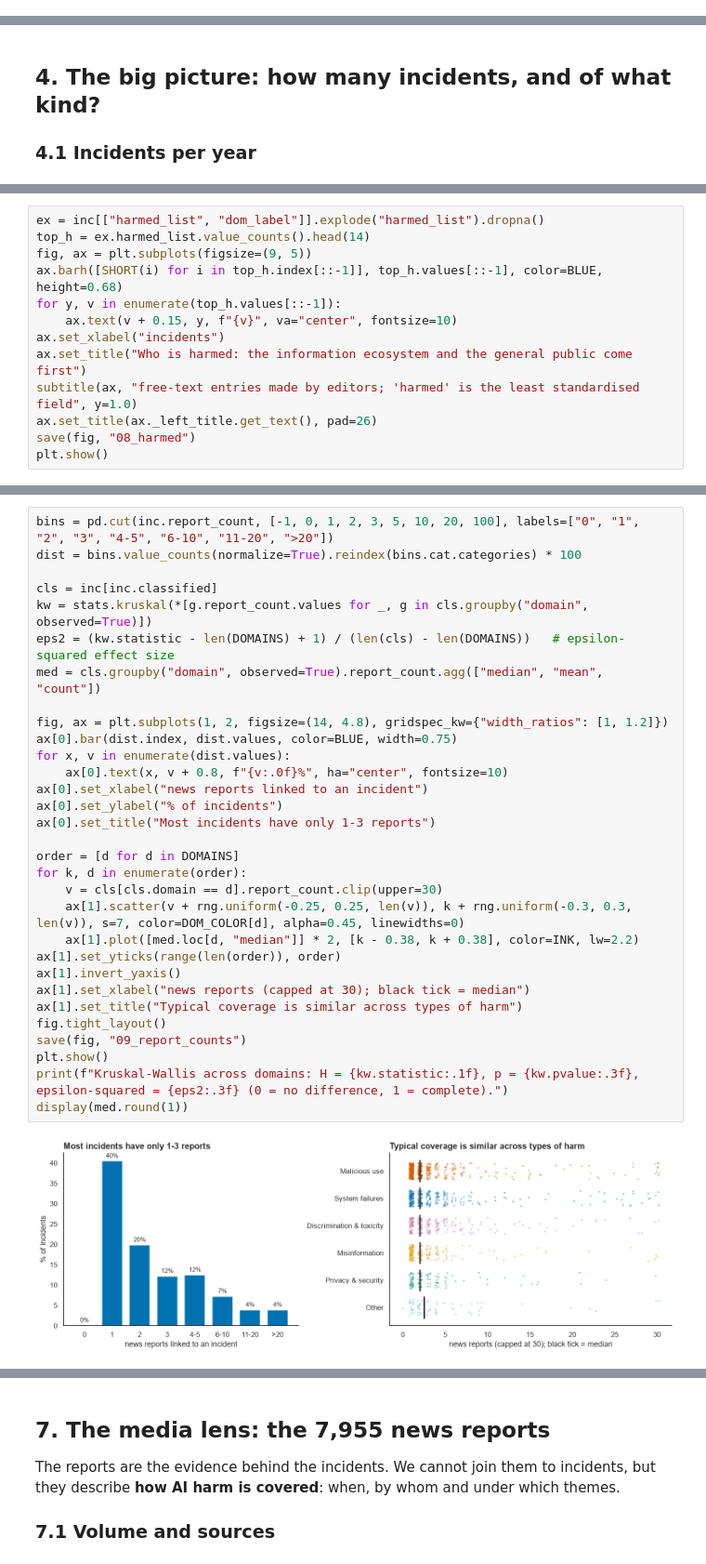
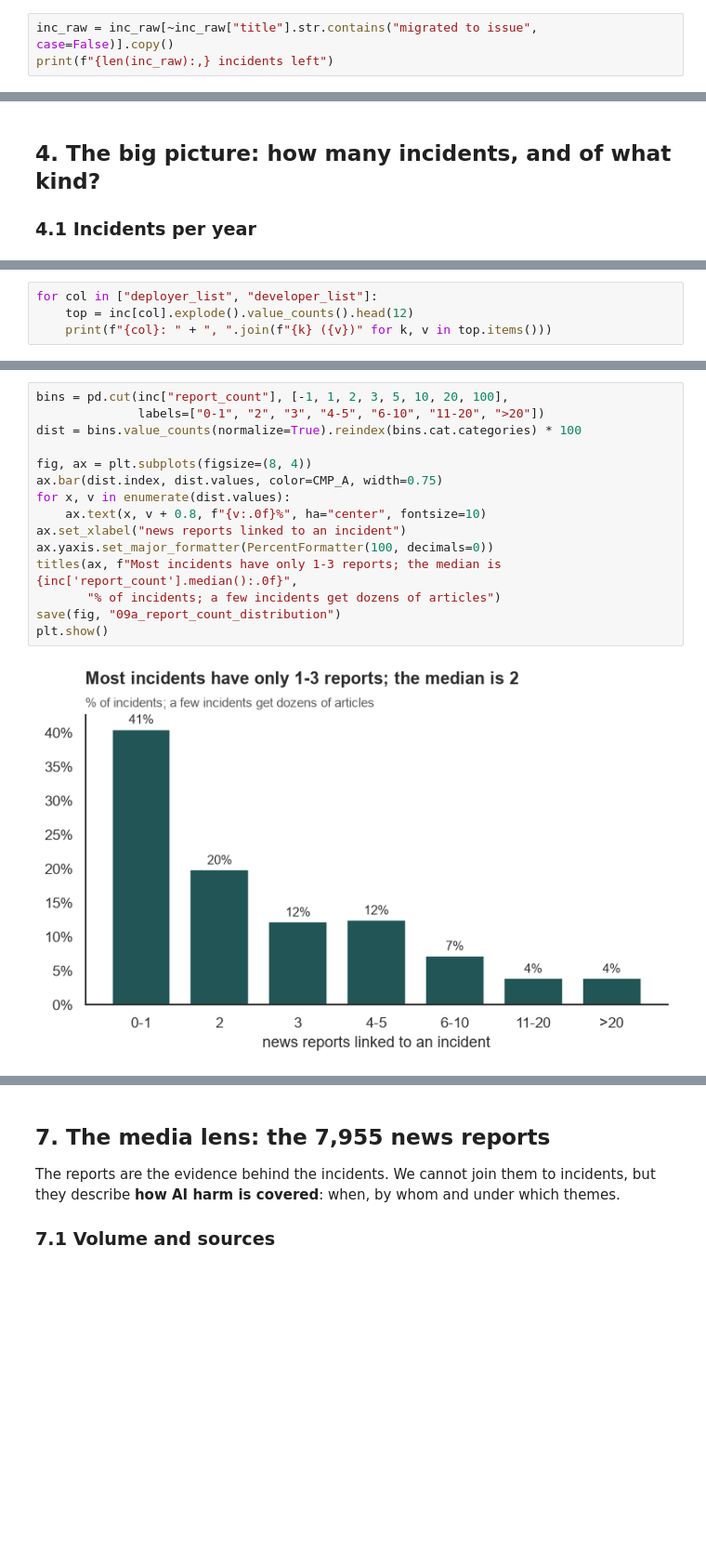
Before and after one commit to nnamyslowska/ai-incidents-analysis, a Jupyter notebook: ai_incidents.ipynb, the cells around one changed output, grey strips where cells are left out. Shown at 93% size. Saved outputs shown, nothing was run; the diff lists cells and outputs as text; blank space fills up the shorter version.

```diff
--- a/ai_incidents.ipynb
+++ b/ai_incidents.ipynb
@@ -810,0 +838,3 @@ The topic model and the keyword groups mostly agree, which supports the keyword
+# %%
+inc_raw = inc_raw[~inc_raw["title"].str.contains("migrated to issue", case=False)].copy()
+print(f"{len(inc_raw):,} incidents left")
@@ -980,0 +1187,4 @@ plt.show()
+# %%
+for col in ["deployer_list", "developer_list"]:
+    top = inc[col].explode().value_counts().head(12)
+    print(f"{col}: " + ", ".join(f"{k} ({v})" for k, v in top.items()))
@@ -1037,13 +1353,0 @@ plt.show()
-# %%
-ex = inc[["harmed_list", "dom_label"]].explode("harmed_list").dropna()
-top_h = ex.harmed_list.value_counts().head(14)
-fig, ax = plt.subplots(figsize=(9, 5))
-ax.barh([SHORT(i) for i in top_h.index[::-1]], top_h.values[::-1], color=BLUE, height=0.68)
-for y, v in enumerate(top_h.values[::-1]):
-    ax.text(v + 0.15, y, f"{v}", va="center", fontsize=10)
-ax.set_xlabel("incidents")
-ax.set_title("Who is harmed: the information ecosystem and the general public come first")
-subtitle(ax, "free-text entries made by editors; 'harmed' is the least standardised field", y=1.0)
-ax.set_title(ax._left_title.get_text(), pad=26)
-save(fig, "08_harmed")
-plt.show()
@@ -1058,33 +1399,17 @@ plt.show()
 # %%
-bins = pd.cut(inc.report_count, [-1, 0, 1, 2, 3, 5, 10, 20, 100], labels=["0", "1", "2", "3", "4-5", "6-10", "11-20", ">20"])
+bins = pd.cut(inc["report_count"], [-1, 1, 2, 3, 5, 10, 20, 100],
+              labels=["0-1", "2", "3", "4-5", "6-10", "11-20", ">20"])
 dist = bins.value_counts(normalize=True).reindex(bins.cat.categories) * 100
 
-cls = inc[inc.classified]
-kw = stats.kruskal(*[g.report_count.values for _, g in cls.groupby("domain", observed=True)])
-eps2 = (kw.statistic - len(DOMAINS) + 1) / (len(cls) - len(DOMAINS))   # epsilon-squared effect size
-med = cls.groupby("domain", observed=True).report_count.agg(["median", "mean", "count"])
-
-fig, ax = plt.subplots(1, 2, figsize=(14, 4.8), gridspec_kw={"width_ratios": [1, 1.2]})
-ax[0].bar(dist.index, dist.values, color=BLUE, width=0.75)
+fig, ax = plt.subplots(figsize=(8, 4))
+ax.bar(dist.index, dist.values, color=CMP_A, width=0.75)
 for x, v in enumerate(dist.values):
-    ax[0].text(x, v + 0.8, f"{v:.0f}%", ha="center", fontsize=10)
-ax[0].set_xlabel("news reports linked to an incident")
-ax[0].set_ylabel("% of incidents")
-ax[0].set_title("Most incidents have only 1-3 reports")
-
-order = [d for d in DOMAINS]
-for k, d in enumerate(order):
-    v = cls[cls.domain == d].report_count.clip(upper=30)
-    ax[1].scatter(v + rng.uniform(-0.25, 0.25, len(v)), k + rng.uniform(-0.3, 0.3, len(v)), s=7, color=DOM_COLOR[d], alpha=0.45, linewidths=0)
-    ax[1].plot([med.loc[d, "median"]] * 2, [k - 0.38, k + 0.38], color=INK, lw=2.2)
-ax[1].set_yticks(range(len(order)), order)
-ax[1].invert_yaxis()
-ax[1].set_xlabel("news reports (capped at 30); black tick = median")
-ax[1].set_title("Typical coverage is similar across types of harm")
-fig.tight_layout()
-save(fig, "09_report_counts")
+    ax.text(x, v + 0.8, f"{v:.0f}%", ha="center", fontsize=10)
+ax.set_xlabel("news reports linked to an incident")
+ax.yaxis.set_major_formatter(PercentFormatter(100, decimals=0))
+titles(ax, f"Most incidents have only 1-3 reports; the median is {inc['report_count'].median():.0f}",
+       "% of incidents; a few incidents get dozens of articles")
+save(fig, "09a_report_count_distribution")
 plt.show()
-print(f"Kruskal-Wallis across domains: H = {kw.statistic:.1f}, p = {kw.pvalue:.3f}, epsilon-squared = {eps2:.3f} (0 = no difference, 1 = complete).")
-display(med.round(1))
 # %% [output]
-[figure, old version]
+[figure, new version]
```
Also changed, not shown: parts of 64 cells of this notebook.
